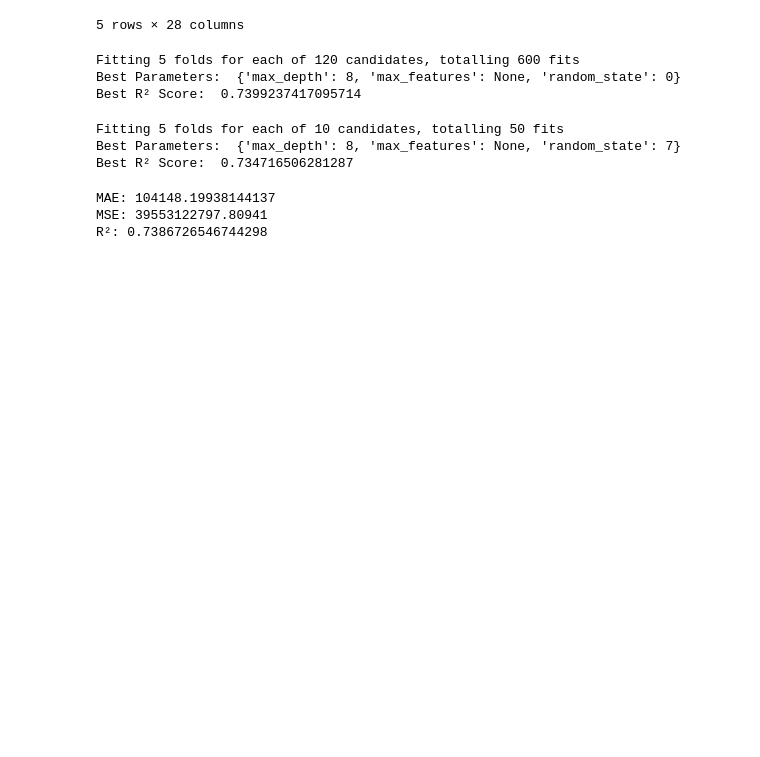
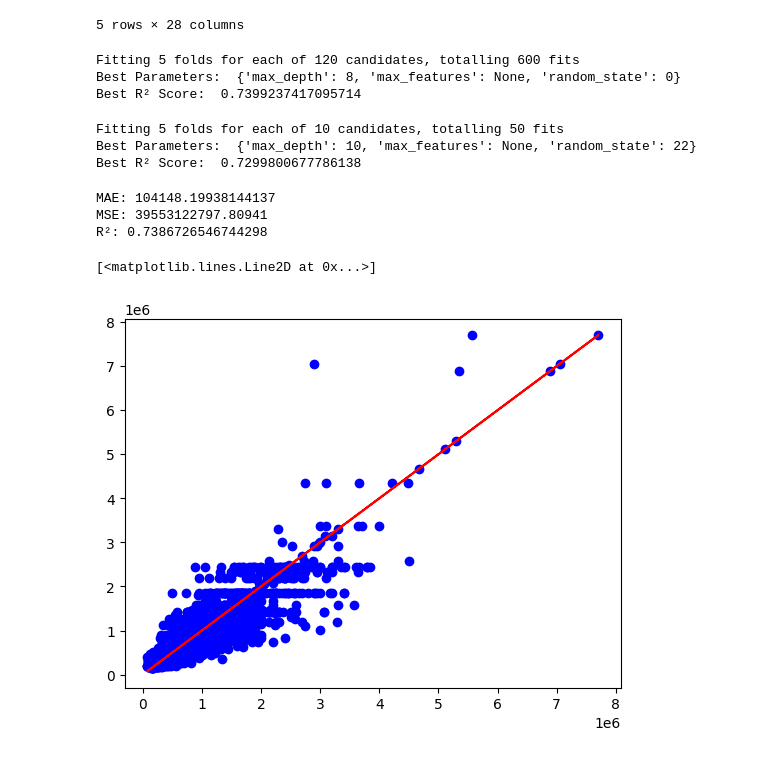
Before and after one commit to sbogde/scikit-regressions-and-confessions, a Jupyter notebook: assess_dtr_kc_houses.ipynb, the cells around one changed output. Saved outputs shown, nothing was run; the diff lists cells and outputs as text; code cells hidden in the pictures; blank space fills up the shorter version.

```diff
--- a/assess_dtr_kc_houses.ipynb
+++ b/assess_dtr_kc_houses.ipynb
@@ -243,28 +243,46 @@ Warning: Total number of columns (28) exceeds max_columns (20). Falling back to
 # Split data into 80% training and 20% testing, and use 'random_state=42' for reproducibility
 X_train, X_test, y_train, y_test = train_test_split(X, y, test_size=0.2, random_state=42)
 # %%
+# Perform hyperparameter tuning using GridSearchCV for DecisionTreeRegressor
+# Unlike SVR, tree-based models like DecisionTreeRegressor are computationally efficient
+# and can handle hyperparameter tuning with a broader search space in a reasonable timeframe.
+
 from sklearn.model_selection import GridSearchCV
 
 # Define the parameter grid for GridSearchCV
 param_grid = {
-    'random_state': [0, 5, 6, 7, 10, 22],
-    'max_depth': [None, 5, 6, 8, 10],
-    'max_features': [None, 3, 10, 14]
+    'random_state': [0, 5, 6, 7, 10, 22],  # Explore a range of random states for reproducibility
+    'max_depth': [None, 5, 6, 8, 10],  # Test different depths to balance underfitting and overfitting
+    'max_features': [None, 3, 10, 14]  # Control the number of features considered at each split
 }
 
 # Initialize the DecisionTreeRegressor
 dtr = DecisionTreeRegressor()
 
 # Initialize GridSearchCV
-dtr_cv_model = GridSearchCV(estimator=dtr, param_grid=param_grid, cv=5, n_jobs=-1, verbose=2, scoring='r2')
+# GridSearchCV systematically evaluates all combinations of the hyperparameters in param_grid
+# with 5-fold cross-validation for better generalisation and performance estimation.
+dtr_cv_model = GridSearchCV(
+    estimator=dtr,
+    param_grid=param_grid,
+    cv=5,  # Perform 5-fold cross-validation
+    n_jobs=-1,  # Use all available CPU cores for parallel processing
+    verbose=2,  # Display progress during execution
+    scoring='r2'  # Optimise for R², as it is a regression task
+)
 
 # Fit the GridSearchCV model
+# This step trains the model using the best hyperparameter combination found during the search
 dtr_cv_model.fit(X_train, y_train)
 
 # Print the best parameters and the best score
+# Display the optimal hyperparameters and corresponding R² score
 print("Best Parameters: ", dtr_cv_model.best_params_)
 print("Best R² Score: ", dtr_cv_model.best_score_)
 
+# ================================
+# *** OUTPUT: ***
+# ================================
 # Fitting 5 folds for each of 120 candidates, totalling 600 fits
 # Best Parameters:  {'max_depth': 8, 'max_features': None, 'random_state': 0}
 # Best R² Score:  0.7399237417095714
@@ -301,8 +319,8 @@ print("Best R² Score: ", dtr_cv_model.best_score_)
 # Best R² Score:  0.7311450078948155
 # %% [output]
 Fitting 5 folds for each of 10 candidates, totalling 50 fits
-Best Parameters:  {'max_depth': 8, 'max_features': None, 'random_state': 7}
-Best R² Score:  0.734716506281287
+Best Parameters:  {'max_depth': 10, 'max_features': None, 'random_state': 22}
+Best R² Score:  0.7299800677786138
 # %%
 # regressor = DecisionTreeRegressor() #0.6701
 # regressor = DecisionTreeRegressor(random_state=0) #0.6793
@@ -352,6 +359,9 @@ MSE: 39553122797.80941
 R²: 0.7386726546744298
 # %%
 #Decision Tree - Regression Graph
-# predictArray_dt = r_dt.predict(X)
-# plt.scatter(y, predictArray_dt, color="b")
-# plt.plot(y, y, color="r")
+predictArray_dt = regressor.predict(X)
+plt.scatter(y, predictArray_dt, color="b")
+plt.plot(y, y, color="r")
+# %% [output]
+[<matplotlib.lines.Line2D at 0x...>]
+[figure, added]
```
Also changed, not shown: parts of 1 cell of this notebook.
